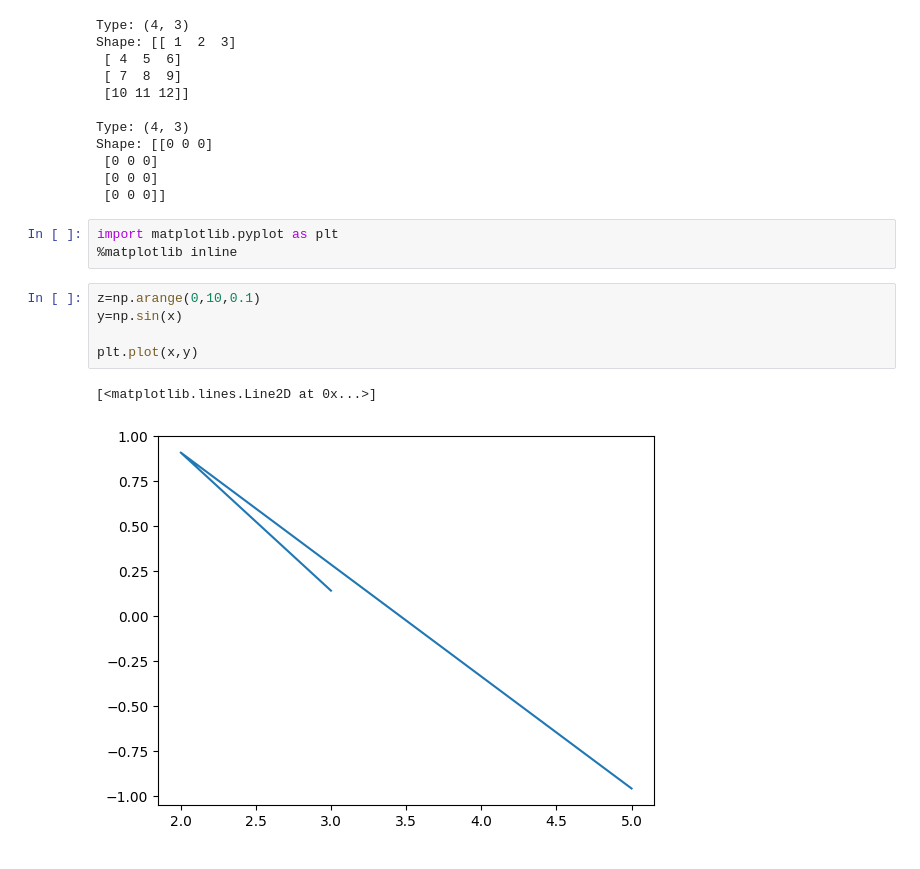
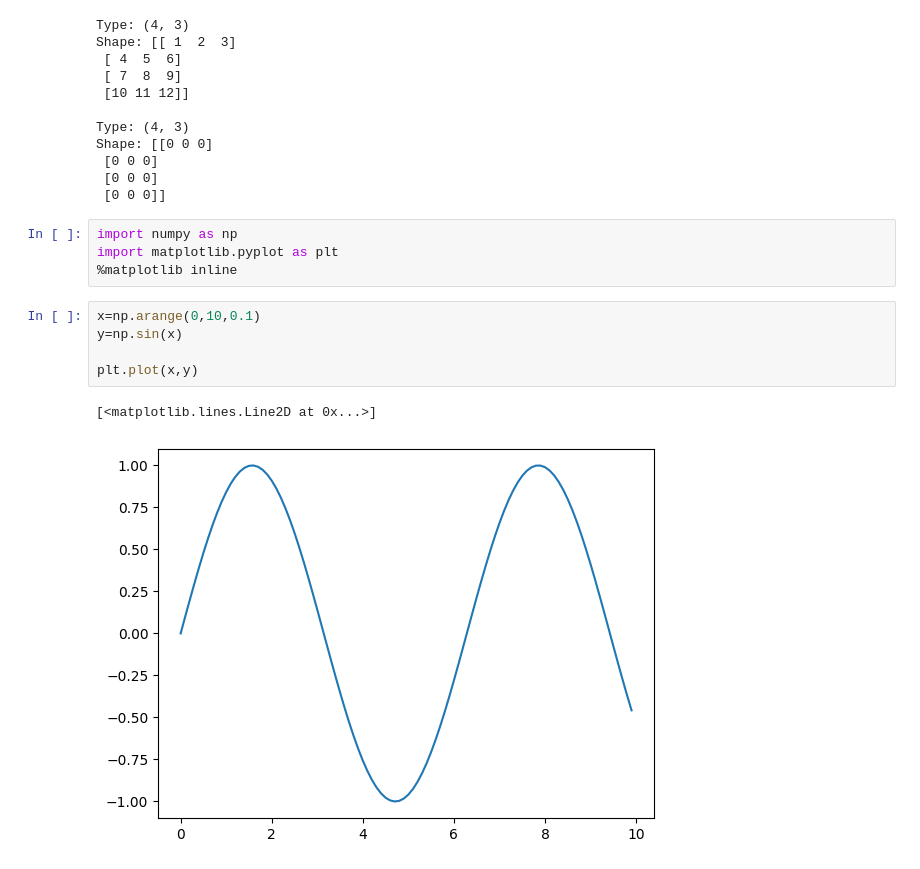
Before and after one commit to ydy-25/LA, a Jupyter notebook: 실습zero_2.ipynb, the cells around one changed output. Drawn from its saved outputs; the diff is of its cells as text.

```diff
--- a/실습zero_2.ipynb
+++ b/실습zero_2.ipynb
@@ -246,16 +246,17 @@ Shape: [[0 0 0]
  [0 0 0]
  [0 0 0]]
 # %%
+import numpy as np
 import matplotlib.pyplot as plt
 %matplotlib inline
 # %%
-z=np.arange(0,10,0.1)
+x=np.arange(0,10,0.1)
 y=np.sin(x)
 
 plt.plot(x,y)
 # %% [output]
 [<matplotlib.lines.Line2D at 0x...>]
-[figure, old version]
+[figure, new version]
 # %%
 y_sin=np.sin(x)
 y_cos=np.cos(x)
```
Also changed, not shown: parts of 2 cells of this notebook.
